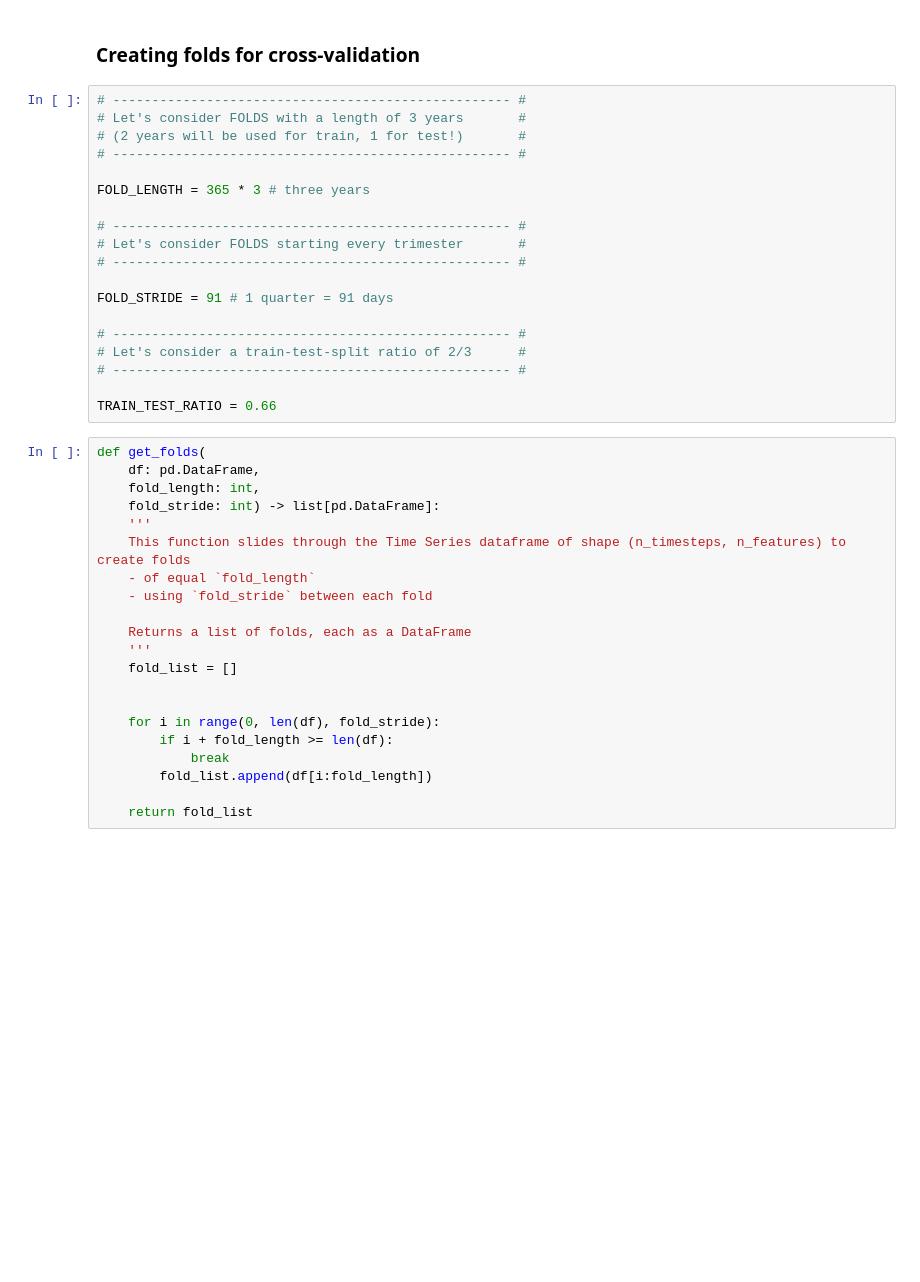
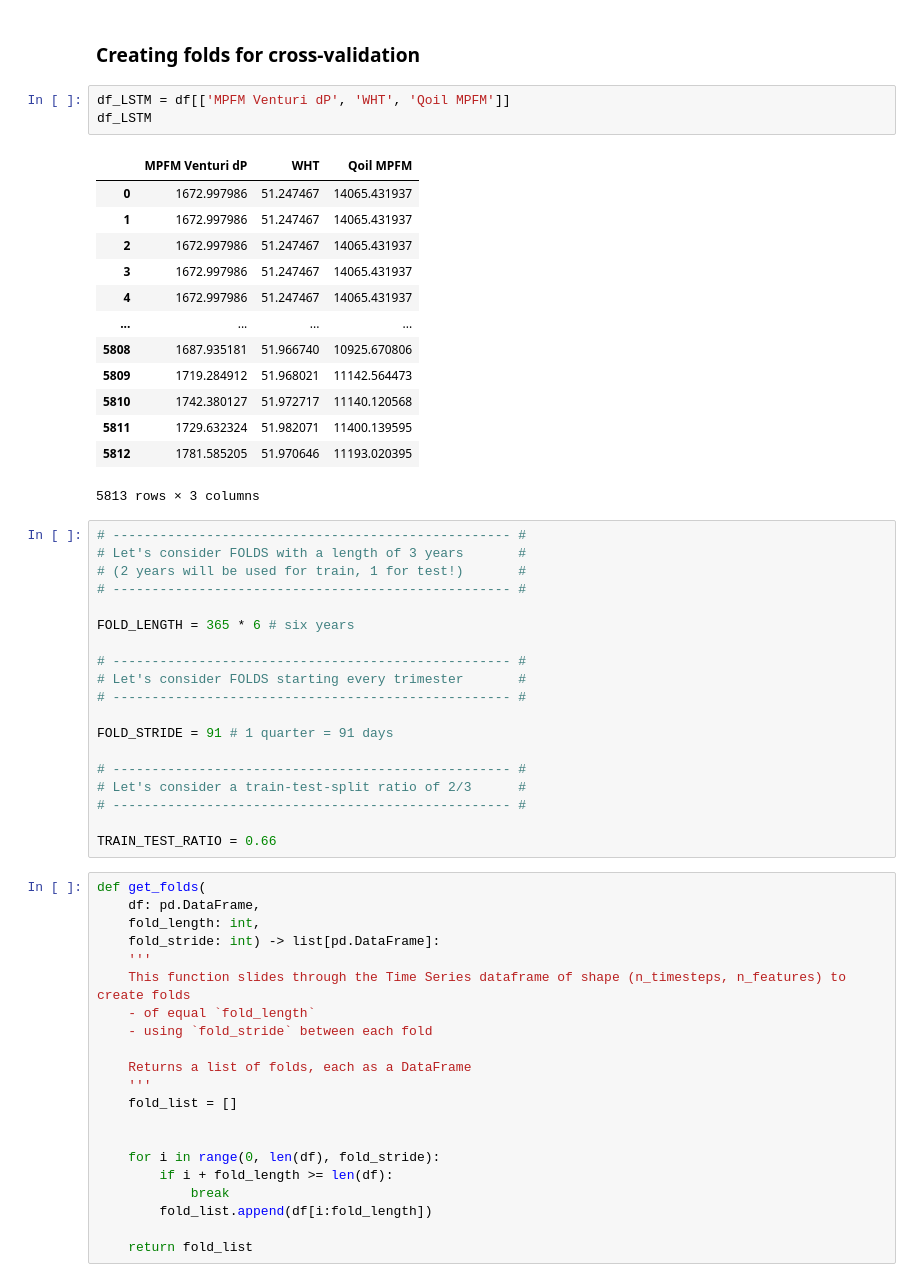
Before and after one commit to mattwagon/oil_production_prediction, a Jupyter notebook: notebooks/eduardo - rnn-model.ipynb, the cells around one changed output. Saved outputs shown, nothing was run; the diff lists cells and outputs as text; blank space fills up the shorter version.

```diff
--- a/notebooks/eduardo - rnn-model.ipynb
+++ b/notebooks/eduardo - rnn-model.ipynb
@@ -158,13 +161,30 @@ Step 2: Holdout method within each fold (train-test-split) to:
 Step 3: Sampling sequences in both the train set and the test set
 # %% [markdown]
 ### Creating folds for cross-validation
+# %%
+df_LSTM = df[['MPFM Venturi dP', 'WHT', 'Qoil MPFM']]
+df_LSTM
+# %% [output]
+|  | MPFM Venturi dP | WHT | Qoil MPFM |
+| 0 | 1672.997986 | 51.247467 | 14065.431937 |
+| 1 | 1672.997986 | 51.247467 | 14065.431937 |
+| 2 | 1672.997986 | 51.247467 | 14065.431937 |
+| 3 | 1672.997986 | 51.247467 | 14065.431937 |
+| 4 | 1672.997986 | 51.247467 | 14065.431937 |
+| ... | ... | ... | ... |
+| 5808 | 1687.935181 | 51.966740 | 10925.670806 |
+| 5809 | 1719.284912 | 51.968021 | 11142.564473 |
+| 5810 | 1742.380127 | 51.972717 | 11140.120568 |
+| 5811 | 1729.632324 | 51.982071 | 11400.139595 |
+| 5812 | 1781.585205 | 51.970646 | 11193.020395 |
+5813 rows × 3 columns
 # %%
 # --------------------------------------------------- #
 # Let's consider FOLDS with a length of 3 years       #
 # (2 years will be used for train, 1 for test!)       #
 # --------------------------------------------------- #
 
-FOLD_LENGTH = 365 * 3 # three years
+FOLD_LENGTH = 365 * 6 # six years
 
 # --------------------------------------------------- #
 # Let's consider FOLDS starting every trimester       #
```
Also changed, not shown: parts of 33 cells of this notebook.
